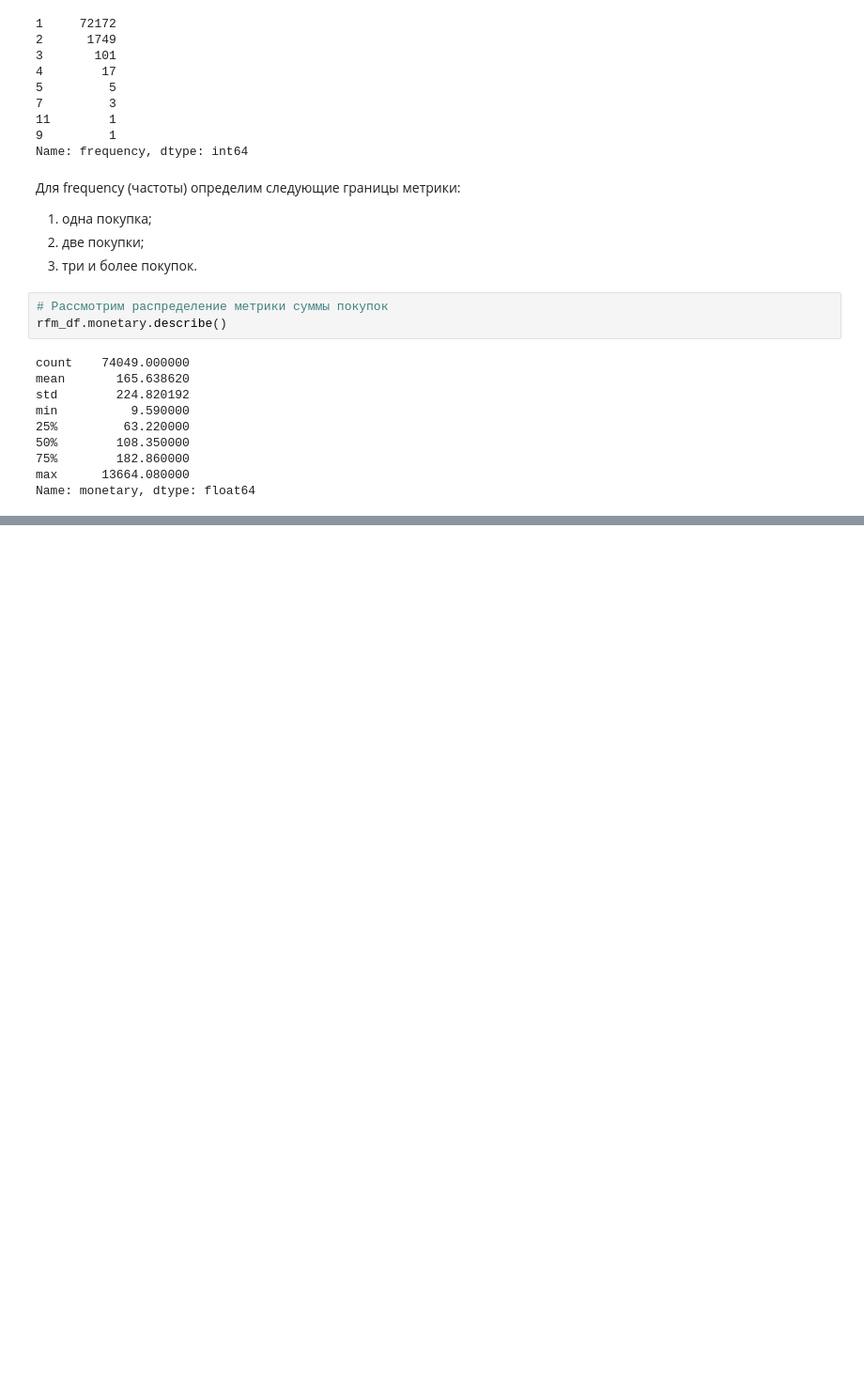
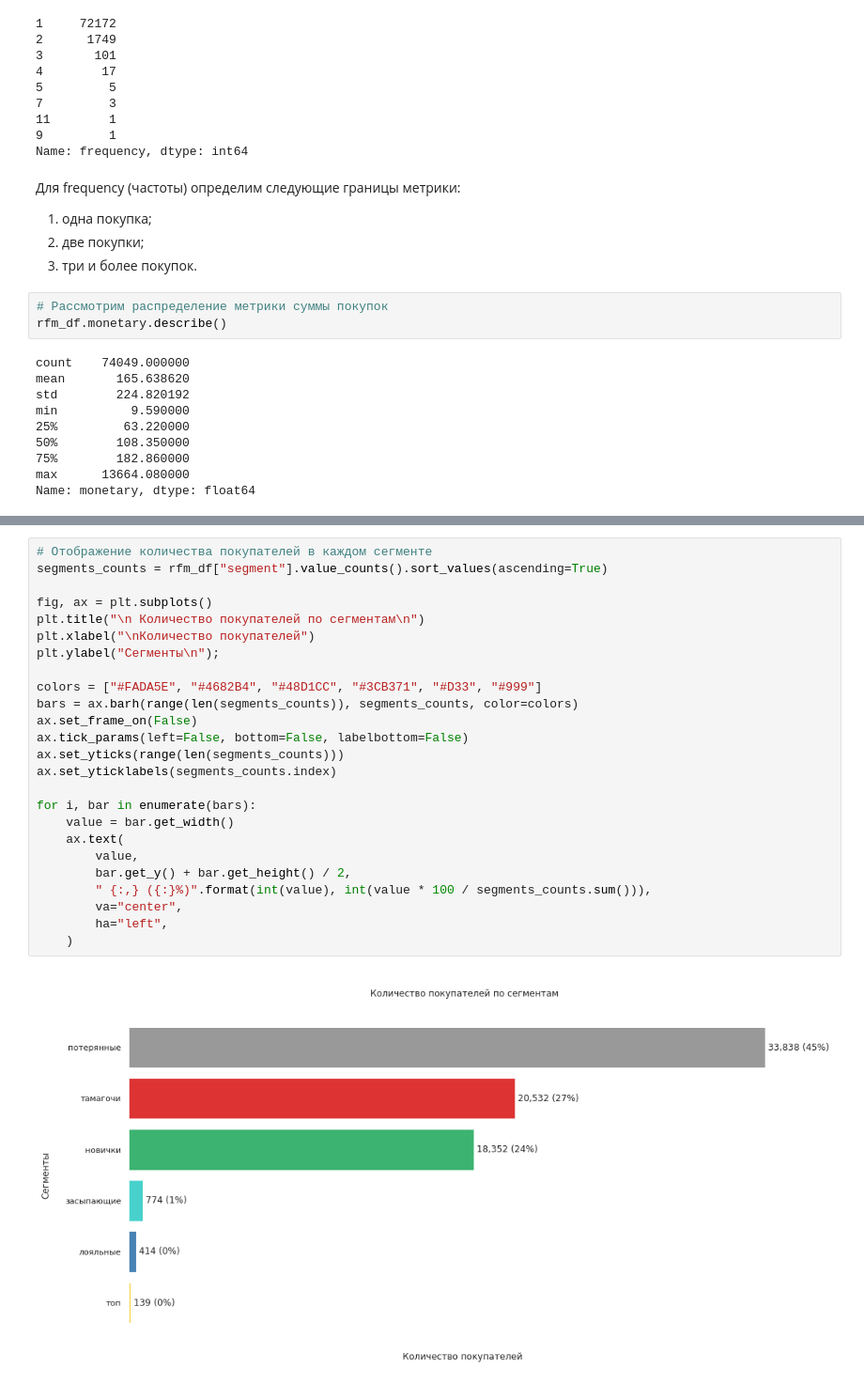
Before and after one commit to dh83/Olist_research, a Jupyter notebook: kc_proj_01.ipynb, the cells around one changed output, grey strips where cells are left out. Shown at 94% size. Cells and saved outputs as stored; diff of their text form; blank space fills up the shorter version.

```diff
--- a/kc_proj_01.ipynb
+++ b/kc_proj_01.ipynb
@@ -1488,0 +1314,27 @@ RFM-аналитика помогает онлайн бизнесу повыша
+# %%
+# Отображение количества покупателей в каждом сегменте
+segments_counts = rfm_df["segment"].value_counts().sort_values(ascending=True)
+
+fig, ax = plt.subplots()
+plt.title("\n Количество покупателей по сегментам\n")
+plt.xlabel("\nКоличество покупателей")
+plt.ylabel("Сегменты\n");
+
+colors = ["#FADA5E", "#4682B4", "#48D1CC", "#3CB371", "#D33", "#999"]
+bars = ax.barh(range(len(segments_counts)), segments_counts, color=colors)
+ax.set_frame_on(False)
+ax.tick_params(left=False, bottom=False, labelbottom=False)
+ax.set_yticks(range(len(segments_counts)))
+ax.set_yticklabels(segments_counts.index)
+
+for i, bar in enumerate(bars):
+    value = bar.get_width()
+    ax.text(
+        value,
+        bar.get_y() + bar.get_height() / 2,
+        " {:,} ({:}%)".format(int(value), int(value * 100 / segments_counts.sum())),
+        va="center",
+        ha="left",
+    )
+# %% [output]
+[figure, added]
```
Also changed, not shown: parts of 122 cells of this notebook.
